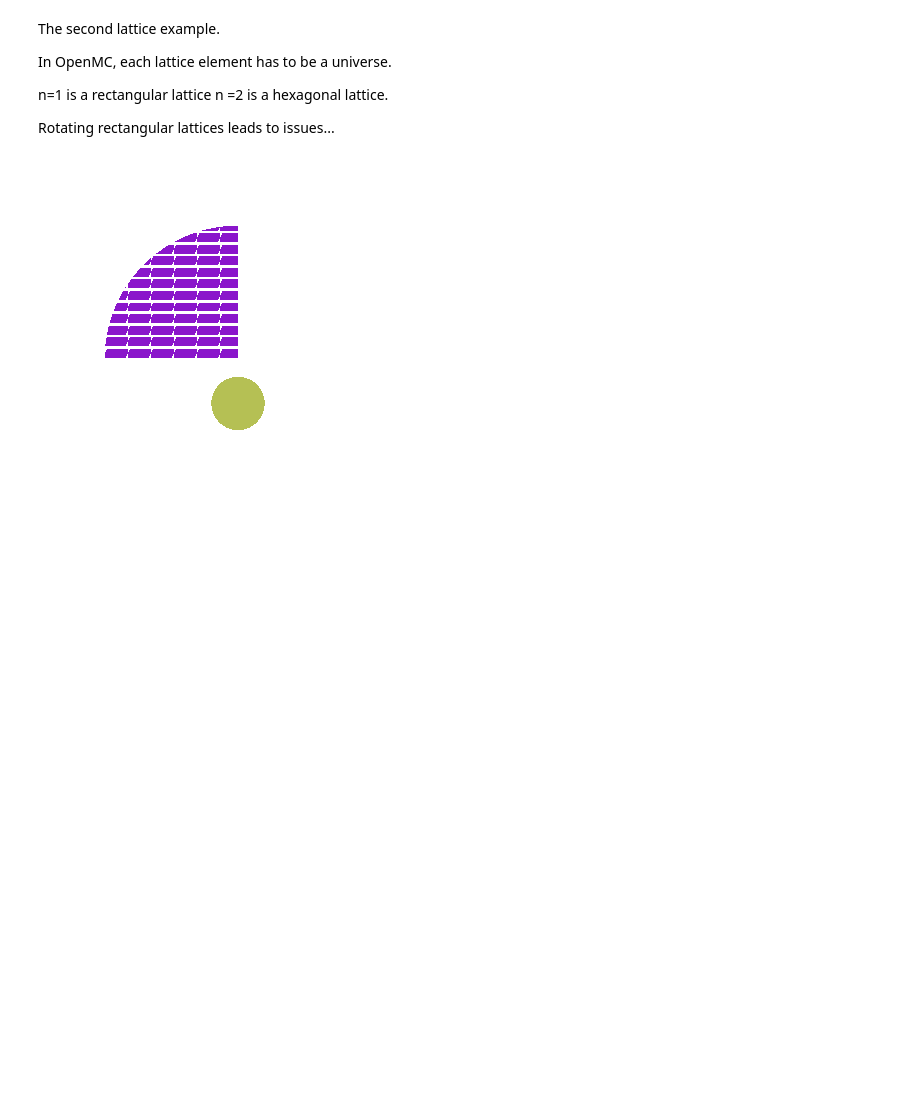
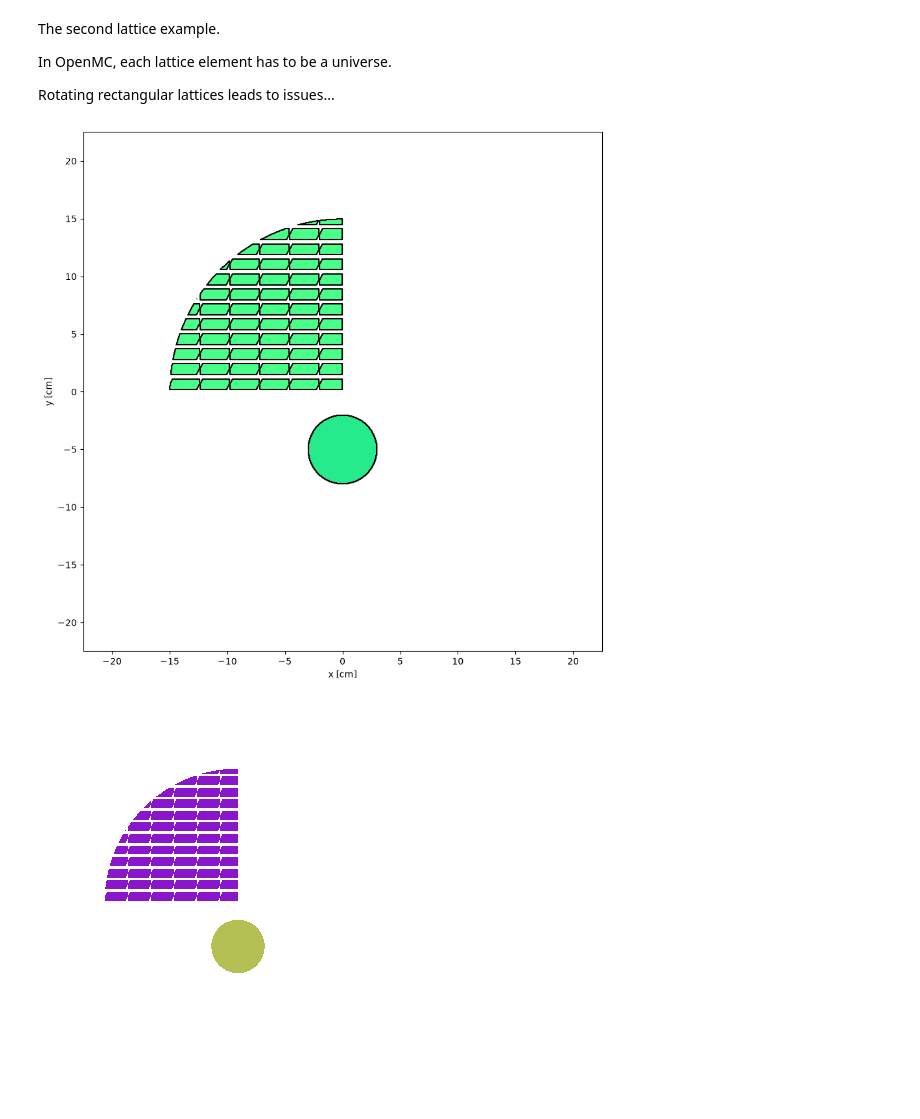
Before and after one commit to johvincau/mcnp-primer-to-openmc, a Jupyter notebook: ex20_lattice_TR_V.ipynb, the cells around one changed output. Saved outputs shown, nothing was run; the diff lists cells and outputs as text; code cells hidden in the pictures; blank space fills up the shorter version.

```diff
--- a/ex20_lattice_TR_V.ipynb
+++ b/ex20_lattice_TR_V.ipynb
@@ -3,9 +3,6 @@ The second lattice example.
 
 In OpenMC, each lattice element has to be a universe.
 
-n=1 is a rectangular lattice
-n =2 is a hexagonal lattice.
-
 Rotating rectangular lattices leads to issues...
 # %%
 import openmc
@@ -86,9 +83,7 @@ c1 = openmc.Cell(fill=m1,region=-s1)
 
 c2 = openmc.Cell(region=+s1&-s2&-s4)
 
-
 c3 = openmc.Cell(region=+s2&-s3&-s4)
-
 
 c4 = openmc.Cell(region=+s2&+s3&-s4)
 #c4.translation = (4, 8, 0)
@@ -107,33 +102,38 @@ c6_lat.outer = openmc.Universe(cells=[c1,c3,c4,c5])# Type: universe
 
 # iterable of iterable of universe
 # Whereas in MCNP, you can fill an entire lattice only according to fill=__,
 # we will need to enumerate every universe to fill the lattice out completely.
 # This turns out to be about 11 x 8 universes (33 cm x 24 cm)
 c6_lat.universes = [[fill_u1()]*11]*8
 
 # We set the fill here. This is because .translation can only be set when
 # there is a universe set as the fill.
 c2.fill = c6_lat
 c2.translation = (-6,-6.5,0)
 
 #########################################################################
 # Cell 3 and Cell 4 can be filled in the same way.
 c7_lat = openmc.RectLattice()
 c7_lat.lower_left=[-15,0]
 c7_lat.pitch=[2.6,1.3]
 c7_lat.outer = openmc.Universe(cells=[c1,c4,c5])
 
 c7_lat.universes= [[fill_u2()]*15]*15
 c3.fill = c7_lat
 #c3.translation = (-7,5,0)
 #c3.rotation=((30,60,90),(120,30,90),(90,90,0))
 
 root_universe = openmc.Universe(cells=[c1,c3,c4,c5])
 geometry=openmc.Geometry(root=root_universe)
+geometry.plot(width=(45,45),pixels=(800,800),outline=True)
+
+
 settings=openmc.Settings()
 
 geometry.export_to_xml()
 settings.export_to_xml()
+# %% [output]
+[figure, added]
 # %%
 w = 45
 plots = openmc.Plots()
```
Also changed, not shown: 7 other files.
